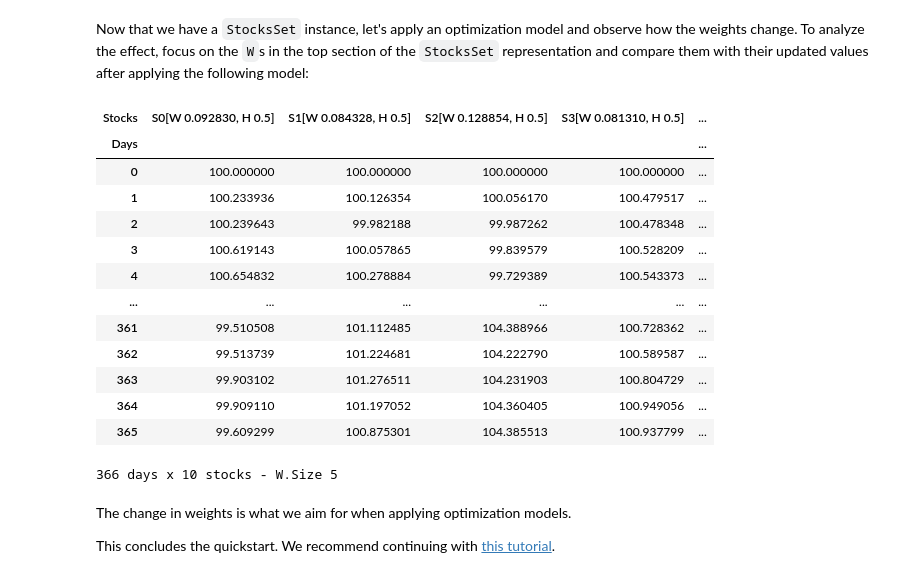
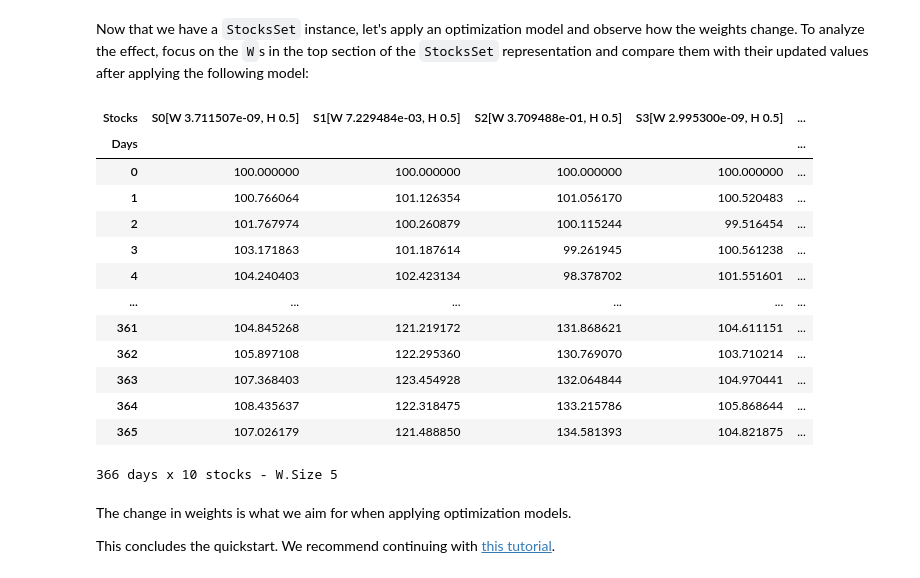
Before and after one commit to quatrope/garpar, a Jupyter notebook: docs/source/tutorials/quickstart.ipynb, the cells around one changed output. Cells and saved outputs as stored; diff of their text form; code cells hidden in the pictures.

```diff
--- a/docs/source/tutorials/quickstart.ipynb
+++ b/docs/source/tutorials/quickstart.ipynb
@@ -68,22 +68,22 @@ ss
 # %% [markdown]
 Now that we have a `StocksSet` instance, let's apply an optimization model and observe how the weights change. To analyze the effect, focus on the `W`s in the top section of the `StocksSet` representation and compare them with their updated values after applying the following model:
 # %%
-mk = optimize.mean_variance.Markowitz(target_risk=0.01)
+mk = optimize.mean_variance.Markowitz(target_risk=0.1)
 mk.optimize(ss)
 # %% [output]
-| Stocks | S0[W 0.092830, H 0.5] | S1[W 0.084328, H 0.5] | S2[W 0.128854, H 0.5] | S3[W 0.081310, H 0.5] | ... |
+| Stocks | S0[W 3.711507e-09, H 0.5] | S1[W 7.229484e-03, H 0.5] | S2[W 3.709488e-01, H 0.5] | S3[W 2.995300e-09, H 0.5] | ... |
 | Days |  |  |  |  | ... |
 | 0 | 100.000000 | 100.000000 | 100.000000 | 100.000000 | ... |
-| 1 | 100.233936 | 100.126354 | 100.056170 | 100.479517 | ... |
-| 2 | 100.239643 | 99.982188 | 99.987262 | 100.478348 | ... |
-| 3 | 100.619143 | 100.057865 | 99.839579 | 100.528209 | ... |
-| 4 | 100.654832 | 100.278884 | 99.729389 | 100.543373 | ... |
+| 1 | 100.766064 | 101.126354 | 101.056170 | 100.520483 | ... |
+| 2 | 101.767974 | 100.260879 | 100.115244 | 99.516454 | ... |
+| 3 | 103.171863 | 101.187614 | 99.261945 | 100.561238 | ... |
+| 4 | 104.240403 | 102.423134 | 98.378702 | 101.551601 | ... |
 | ... | ... | ... | ... | ... | ... |
-| 361 | 99.510508 | 101.112485 | 104.388966 | 100.728362 | ... |
-| 362 | 99.513739 | 101.224681 | 104.222790 | 100.589587 | ... |
-| 363 | 99.903102 | 101.276511 | 104.231903 | 100.804729 | ... |
-| 364 | 99.909110 | 101.197052 | 104.360405 | 100.949056 | ... |
-| 365 | 99.609299 | 100.875301 | 104.385513 | 100.937799 | ... |
+| 361 | 104.845268 | 121.219172 | 131.868621 | 104.611151 | ... |
+| 362 | 105.897108 | 122.295360 | 130.769070 | 103.710214 | ... |
+| 363 | 107.368403 | 123.454928 | 132.064844 | 104.970441 | ... |
+| 364 | 108.435637 | 122.318475 | 133.215786 | 105.868644 | ... |
+| 365 | 107.026179 | 121.488850 | 134.581393 | 104.821875 | ... |
 366 days x 10 stocks - W.Size 5
 # %% [markdown]
 The change in weights is what we aim for when applying optimization models.
```
Also changed, not shown: parts of 2 cells of this notebook, 3 other files.
